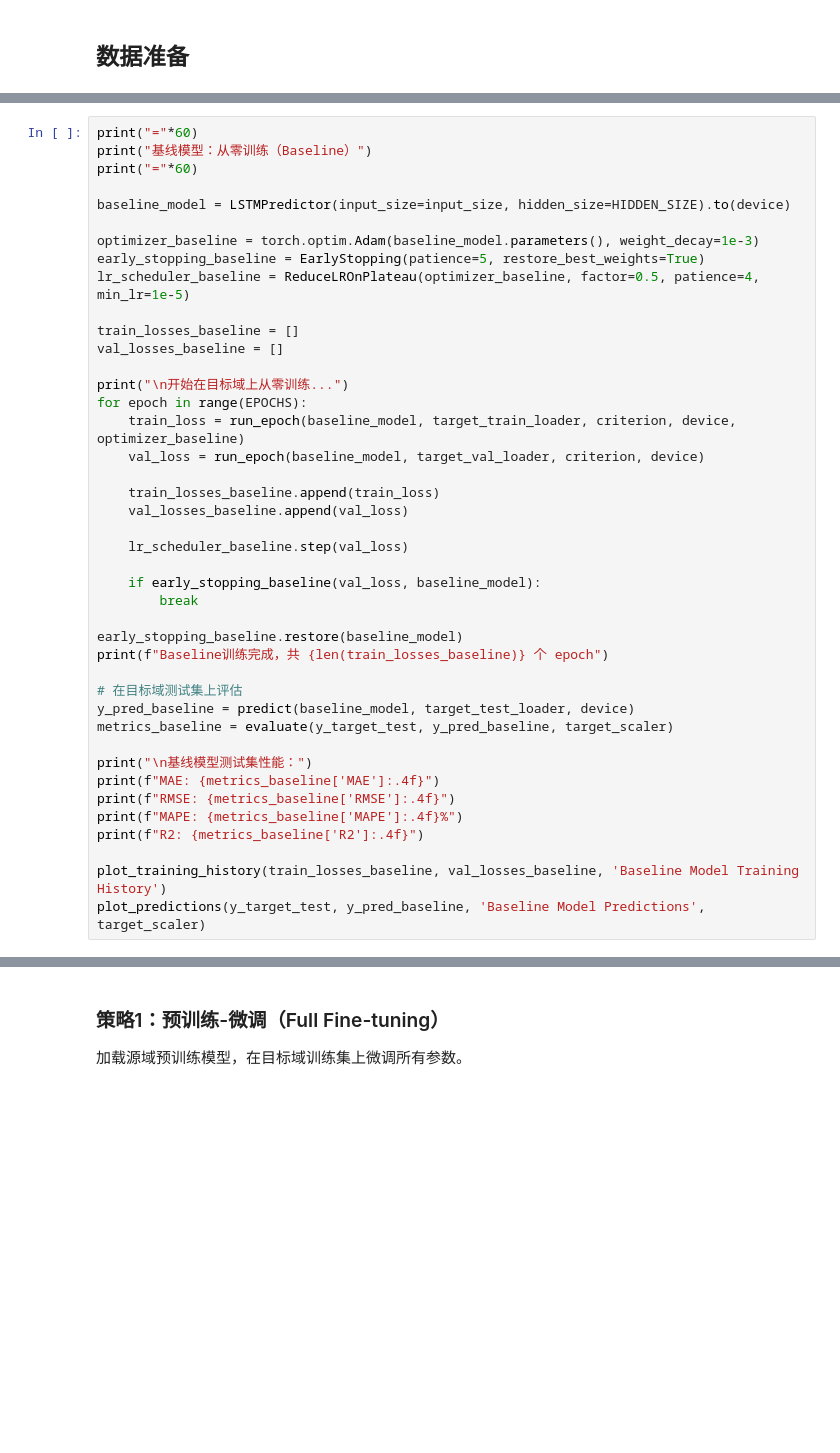
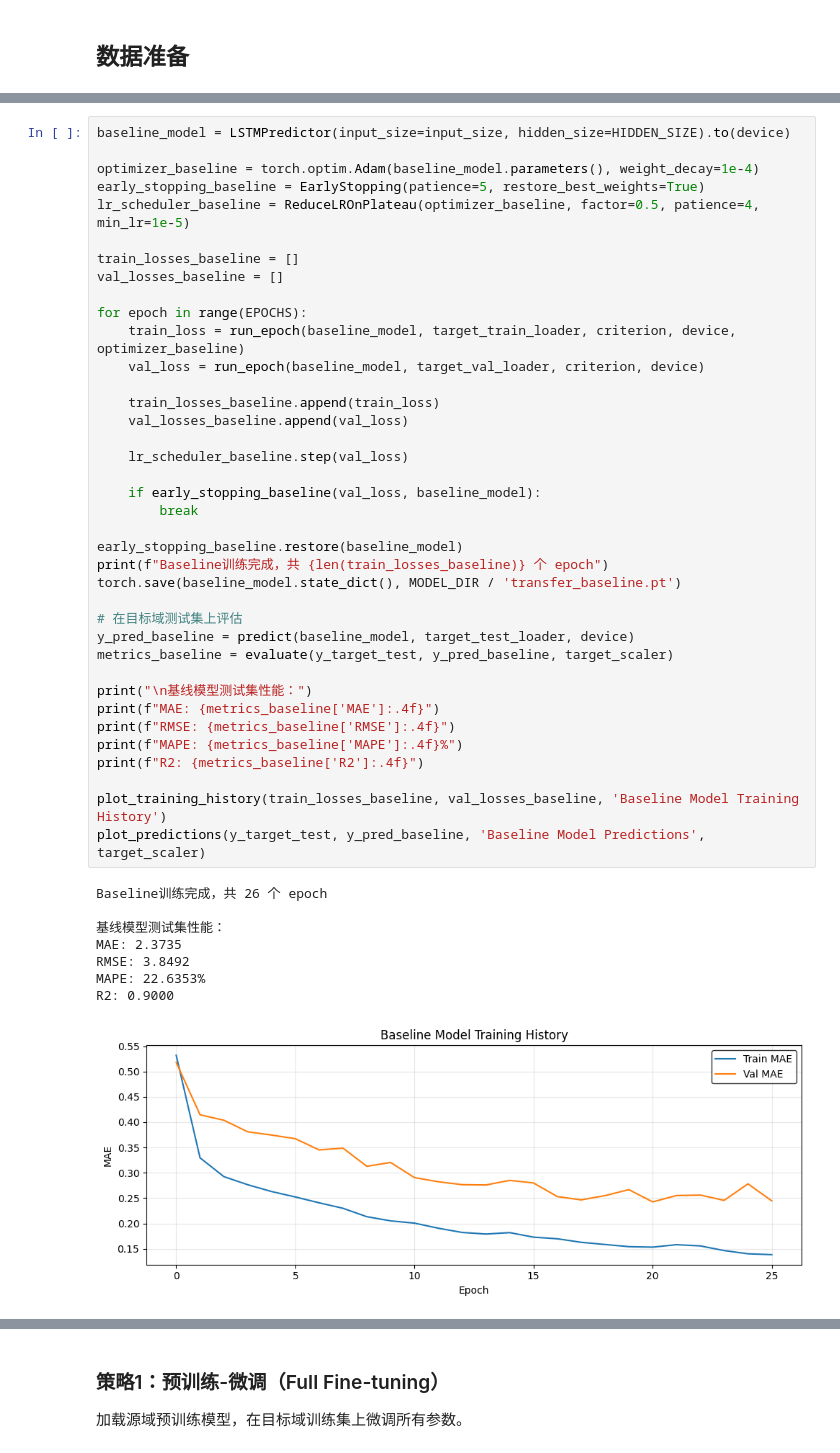
Before and after one commit to HowerL/load_forecasting, a Jupyter notebook: transfer_learning.ipynb, the cells around one changed output, grey strips where cells are left out. Cells and saved outputs as stored; diff of their text form; blank space fills up the shorter version.

```diff
--- a/transfer_learning.ipynb
+++ b/transfer_learning.ipynb
@@ -203,44 +179,49 @@ plot_training_history(train_losses, val_losses, 'Source Domain Training History'
 
 作为对照组，不使用任何预训练权重，从零开始在目标域数据上训练模型。
 # %%
-print("="*60)
-print("基线模型：从零训练（Baseline）")
-print("="*60)
-
 baseline_model = LSTMPredictor(input_size=input_size, hidden_size=HIDDEN_SIZE).to(device)
 
-optimizer_baseline = torch.optim.Adam(baseline_model.parameters(), weight_decay=1e-3)
+optimizer_baseline = torch.optim.Adam(baseline_model.parameters(), weight_decay=1e-4)
 early_stopping_baseline = EarlyStopping(patience=5, restore_best_weights=True)
 lr_scheduler_baseline = ReduceLROnPlateau(optimizer_baseline, factor=0.5, patience=4, min_lr=1e-5)
 
 train_losses_baseline = []
 val_losses_baseline = []
 
-print("\n开始在目标域上从零训练...")
 for epoch in range(EPOCHS):
     train_loss = run_epoch(baseline_model, target_train_loader, criterion, device, optimizer_baseline)
     val_loss = run_epoch(baseline_model, target_val_loader, criterion, device)
 
     train_losses_baseline.append(train_loss)
     val_losses_baseline.append(val_loss)
 
     lr_scheduler_baseline.step(val_loss)
 
     if early_stopping_baseline(val_loss, baseline_model):
         break
 
 early_stopping_baseline.restore(baseline_model)
 print(f"Baseline训练完成，共 {len(train_losses_baseline)} 个 epoch")
+torch.save(baseline_model.state_dict(), MODEL_DIR / 'transfer_baseline.pt')
 
 # 在目标域测试集上评估
 y_pred_baseline = predict(baseline_model, target_test_loader, device)
 metrics_baseline = evaluate(y_target_test, y_pred_baseline, target_scaler)
 
 print("\n基线模型测试集性能：")
 print(f"MAE: {metrics_baseline['MAE']:.4f}")
 print(f"RMSE: {metrics_baseline['RMSE']:.4f}")
 print(f"MAPE: {metrics_baseline['MAPE']:.4f}%")
 print(f"R2: {metrics_baseline['R2']:.4f}")
 
 plot_training_history(train_losses_baseline, val_losses_baseline, 'Baseline Model Training History')
 plot_predictions(y_target_test, y_pred_baseline, 'Baseline Model Predictions', target_scaler)
+# %% [output]
+Baseline训练完成，共 26 个 epoch
+
+基线模型测试集性能：
+MAE: 2.3735
+RMSE: 3.8492
+MAPE: 22.6353%
+R2: 0.9000
+[figure, added]
```
Also changed, not shown: parts of 17 cells of this notebook, 8 other files.
